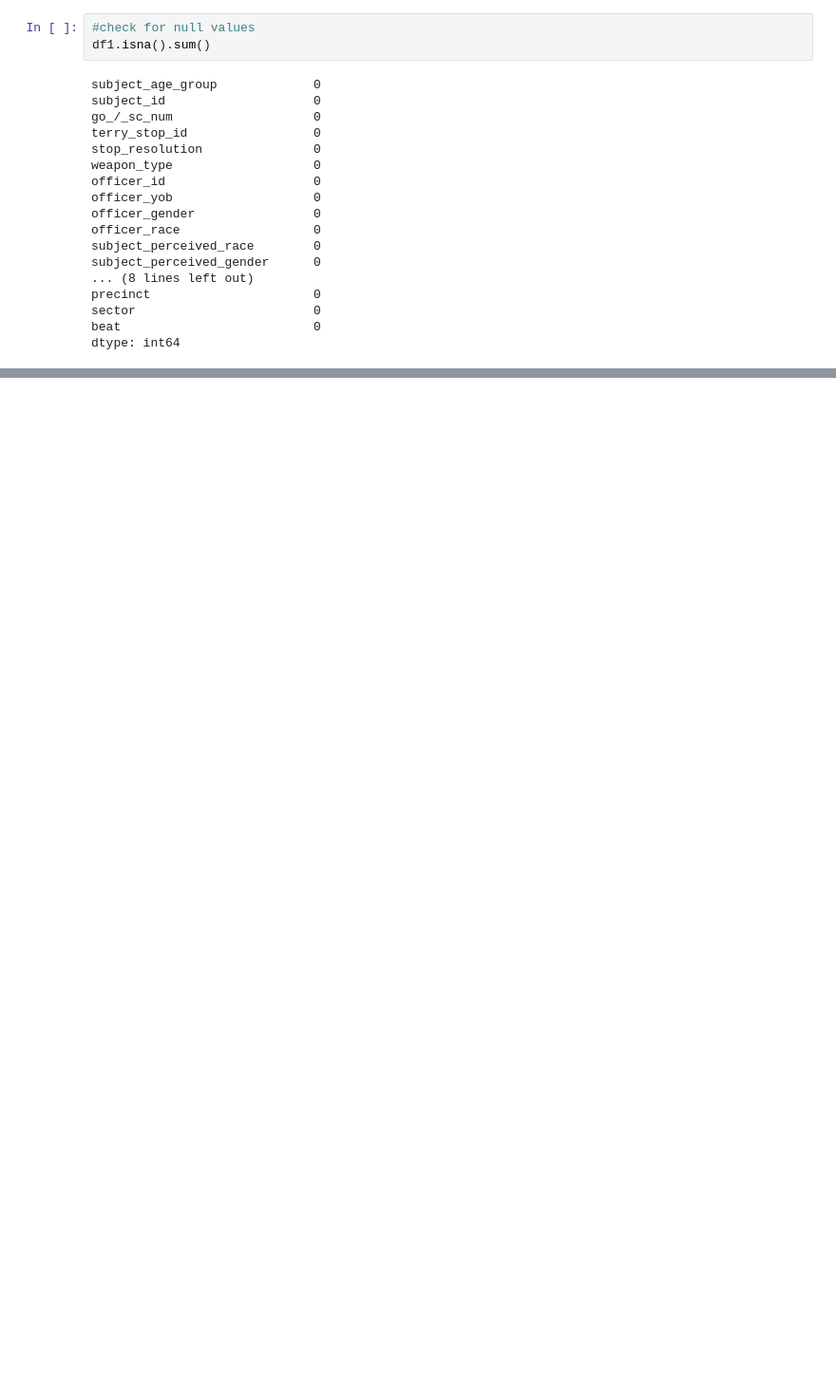
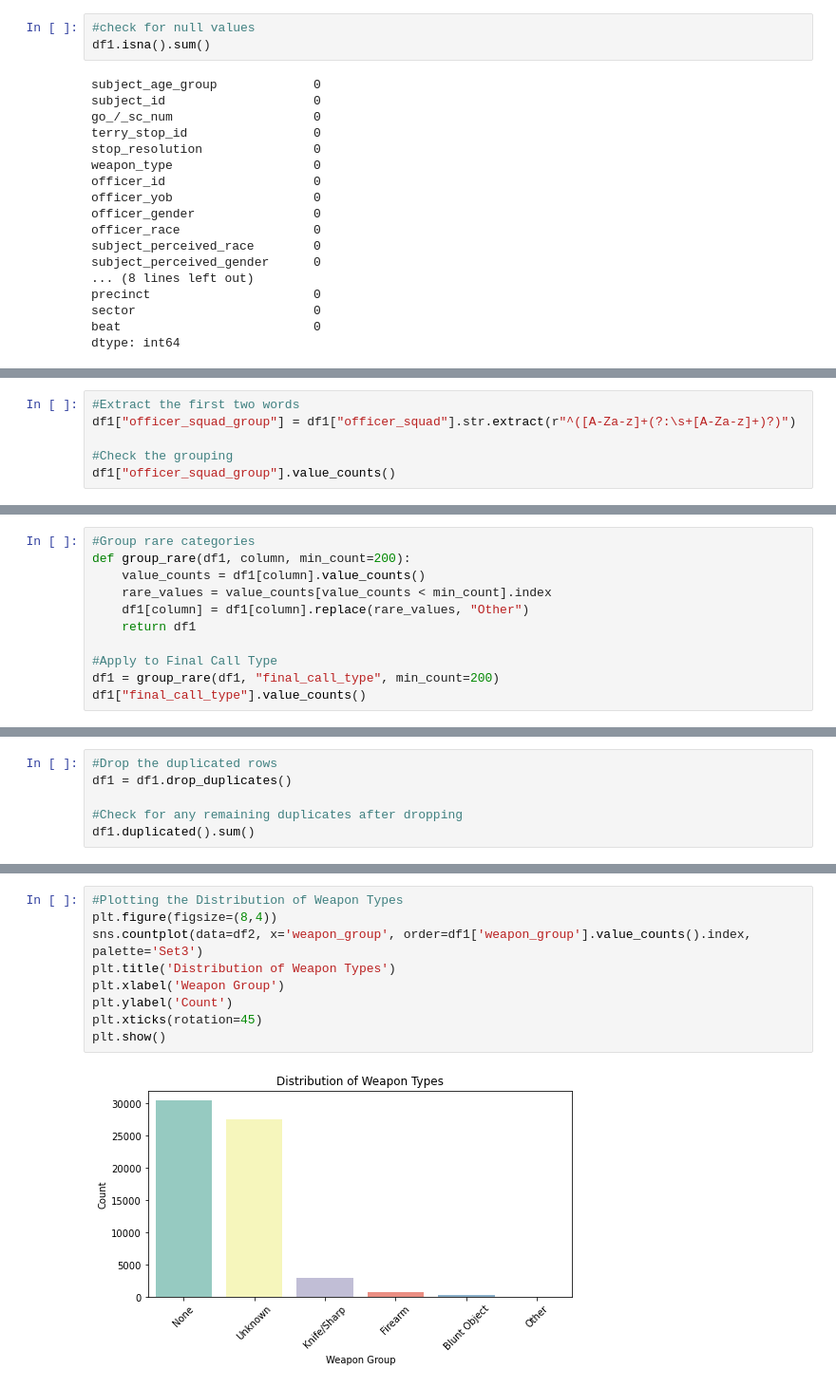
Before and after one commit to StacyMogeni/phase3_project, a Jupyter notebook: Untitled.ipynb, the cells around one changed output, grey strips where cells are left out. Shown: that part at 95% size. Saved outputs shown, nothing was run; the diff lists cells and outputs as text; blank space fills up the shorter version.

```diff
--- a/Untitled.ipynb
+++ b/Untitled.ipynb
@@ -441,0 +754,6 @@ df1.head()
+# %%
+#Extract the first two words
+df1["officer_squad_group"] = df1["officer_squad"].str.extract(r"^([A-Za-z]+(?:\s+[A-Za-z]+)?)")
+
+#Check the grouping
+df1["officer_squad_group"].value_counts()
@@ -441,0 +781,11 @@ df1.head()
+# %%
+#Group rare categories
+def group_rare(df1, column, min_count=200):
+    value_counts = df1[column].value_counts()
+    rare_values = value_counts[value_counts < min_count].index
+    df1[column] = df1[column].replace(rare_values, "Other")
+    return df1
+
+#Apply to Final Call Type
+df1 = group_rare(df1, "final_call_type", min_count=200)
+df1["final_call_type"].value_counts()
@@ -441,0 +870,6 @@ df1.head()
+# %%
+#Drop the duplicated rows
+df1 = df1.drop_duplicates()
+
+#Check for any remaining duplicates after dropping
+df1.duplicated().sum()
@@ -441,0 +917,11 @@ df1.head()
+# %%
+#Plotting the Distribution of Weapon Types
+plt.figure(figsize=(8,4))
+sns.countplot(data=df2, x='weapon_group', order=df1['weapon_group'].value_counts().index, palette='Set3')
+plt.title('Distribution of Weapon Types')
+plt.xlabel('Weapon Group')
+plt.ylabel('Count')
+plt.xticks(rotation=45)
+plt.show()
+# %% [output]
+[figure, added]
```
Also changed, not shown: parts of 124 cells of this notebook, 1 other file.
